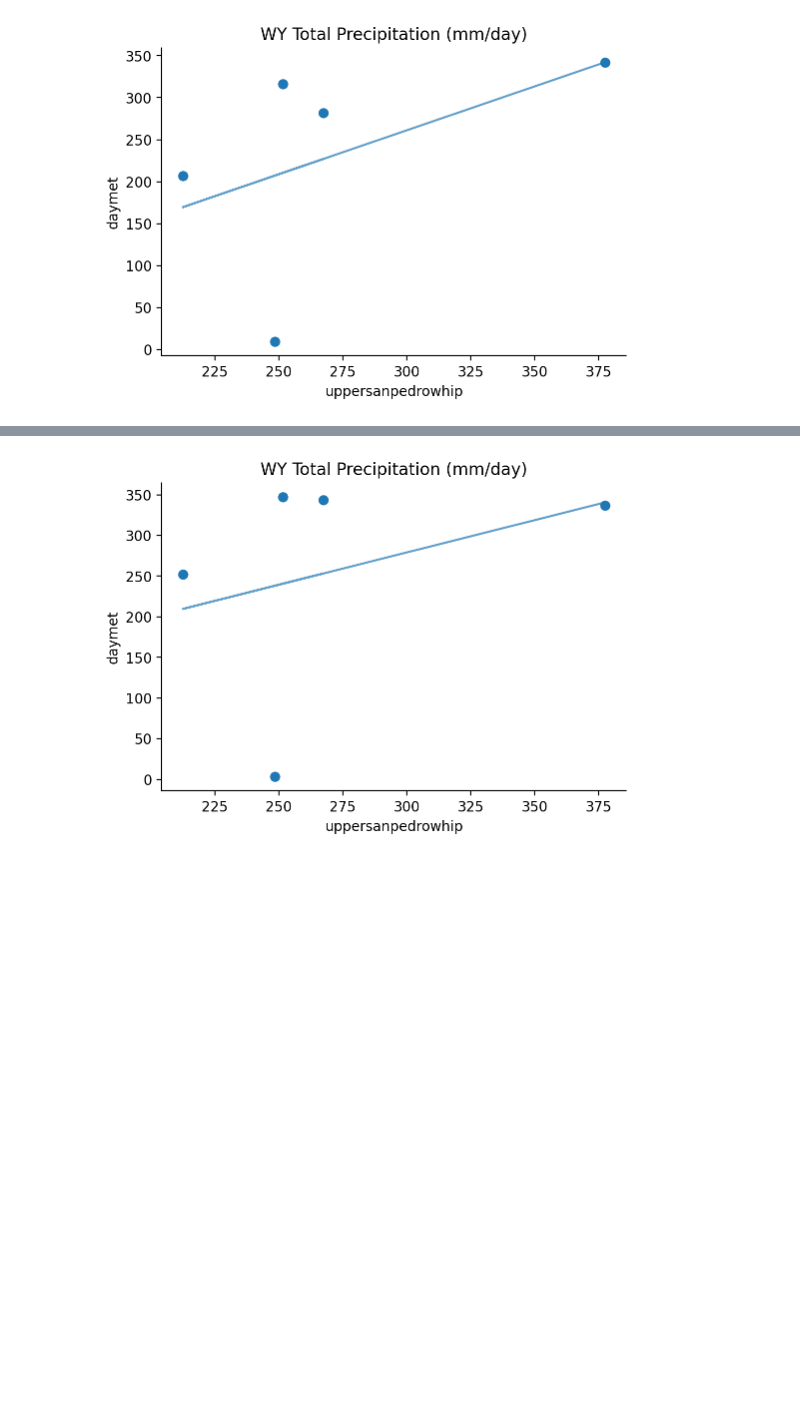
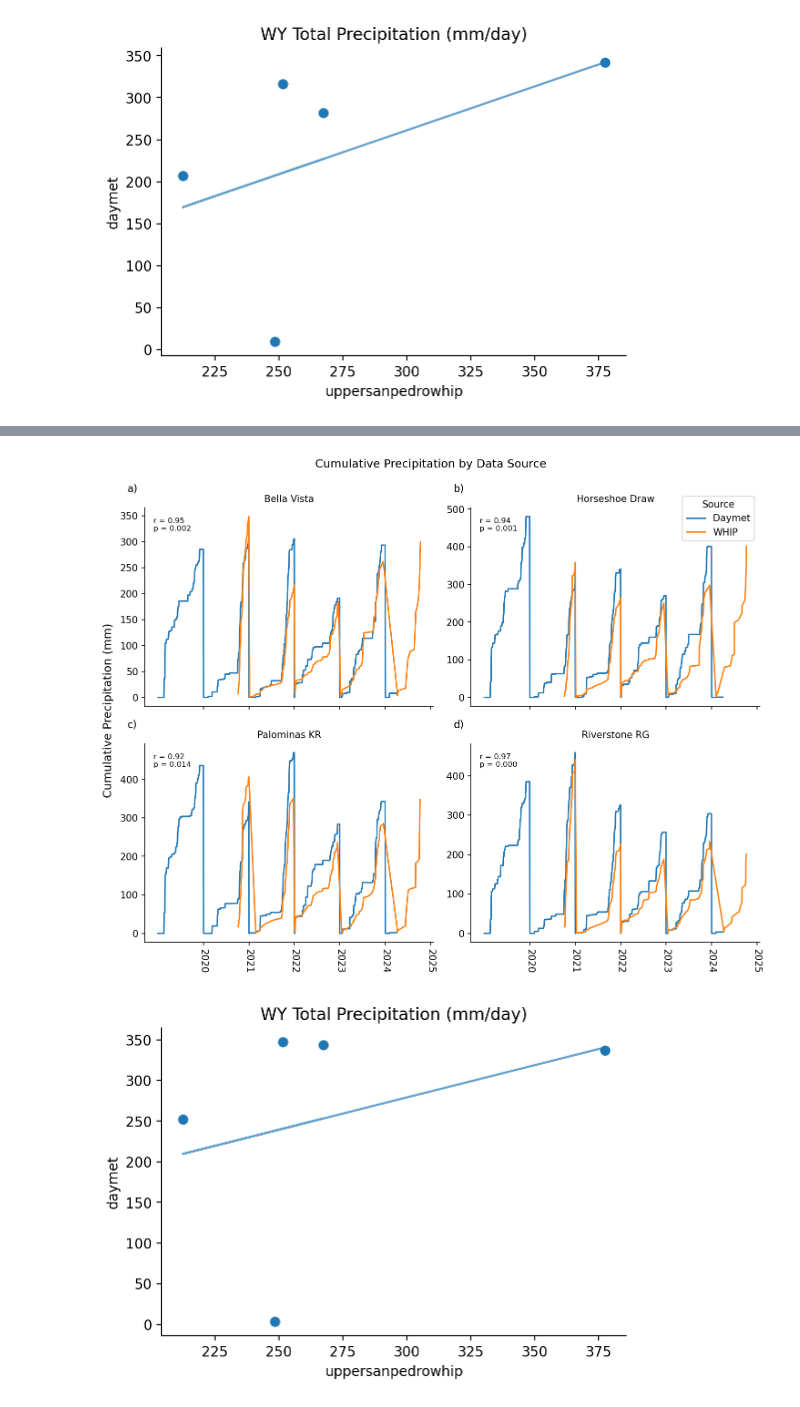
Before and after one commit to lapidesd/TNC_cameras, a Jupyter notebook: Code/USPPExploratoryPlots.ipynb, the cells around one changed output, grey strips where cells are left out. Saved outputs shown, nothing was run; the diff lists cells and outputs as text; code cells hidden in the pictures; blank space fills up the shorter version.

Commit message:
Finalize supplemental precipitation validation figure

```diff
--- a/Code/USPPExploratoryPlots.ipynb
+++ b/Code/USPPExploratoryPlots.ipynb
@@ -701,7 +700,7 @@ fig, ax = plt.subplots(figsize = (12, 6))
 ax.spines[["top", "right"]].set_visible(False)
 
 ax.set_title("Cumulative Precipitation by Source")
-ax.set_ylabel("Cumulative Precipitation (mm/day)")
+ax.set_ylabel("Cumulative Precipitation (mm)")
 
 ax.plot(gage_agg["water_date"], gage_agg["Cumulative"], label = "daymet")
 ax.plot(daily["water_date"], daily["Cumulative"] * 25.4, label = "uppersanpedrowhip")
@@ -720,3 +717,96 @@ ax.legend(title = "Source")
+# %%
+def lag1_autocorr(residuals):
+    if len(residuals) < 3:
+        return np.nan
+    return np.corrcoef(residuals[:-1], residuals[1:])[0, 1]
+
+def effective_n(n, r1):
+    if np.isnan(r1):
+        return n
+    r1 = np.clip(r1, -0.99, 0.99)
+    n_eff = n * (1 - r1) / (1 + r1)
+    return min(n, max(2, n_eff))
+
+def adjusted_pvalue(r, n_eff):
+    df = n_eff - 2
+    if df < 1 or abs(r) >= 1:
+        return np.nan
+    t_stat = r * np.sqrt(df / (1 - r ** 2))
+    return 2 * (1 - stats.t.cdf(abs(t_stat), df))
+
+devices = ["Bella Vista", "Horseshoe Draw", "Palominas KR", "Riverstone RG"]
+
+whip_by_device = (
+    precip_whip
+    .dropna(subset = ["precipitation"])
+    .groupby(["device_name", "Water Year", "water_date"])["precipitation"]
+    .mean()
+    .reset_index()
+)
+whip_by_device["reported"] = whip_by_device.groupby(["device_name", "Water Year"])["water_date"].transform("nunique")
+whip_by_device["Cumulative"] = (
+    whip_by_device.groupby(["device_name", "Water Year"])["precipitation"].cumsum()
+    * (365 / whip_by_device["reported"]) # adjust for missing days
+    * 25.4
+)
+
+fig, axes = plt.subplots(2, 2, figsize = (10, 8), sharex = True)
+axes = axes.flatten()
+letters = "abcd"
+
+for i, device in enumerate(devices):
+    ax = axes[i]
+
+    daymet_dev = daymetgage[(daymetgage["device"] == device) & (daymetgage["Water Year"] >= 2020)]
+    whip_dev = whip_by_device[(whip_by_device["device_name"] == device) & (whip_by_device["Water Year"] >= 2020)]
+
+    ax.plot(daymet_dev["water_date"], daymet_dev["Cumulative"], label = "Daymet")
+    ax.plot(whip_dev["water_date"], whip_dev["Cumulative"], label = "WHIP")
+
+    ax.set_title(device, fontsize = 10)
+    ax.text(-0.06, 1.08, f"{letters[i]})", transform = ax.transAxes, fontsize = 11)
+    ax.spines[["top", "right"]].set_visible(False)
+    ax.set_xticks([pd.Timestamp(f"{y}-01-01") for y in range(2020, 2026)])
+
+    merged = pd.merge(
+        daymet_dev[["water_date", "Cumulative"]].rename(columns = {"Cumulative": "daymet"}),
+        whip_dev[["water_date", "Cumulative"]].rename(columns = {"Cumulative": "whip"}),
+        on = "water_date"
+    ).sort_values("water_date")
+
+    if len(merged) >= 3:
+        x = merged["daymet"].to_numpy(float)
+        y = merged["whip"].to_numpy(float)
+        slope, intercept, r, p_raw, _ = stats.linregress(x, y)
+        residuals = y - (intercept + slope * x)
+        r1 = lag1_autocorr(residuals)
+        n_eff = effective_n(len(x), r1)
+        p_adj = adjusted_pvalue(r, n_eff)
+        p_label = f"{p_adj:.3f}" if not np.isnan(p_adj) else "n/a"
+        ax.text(
+            0.03, 0.95, f"r = {r:.2f}\np = {p_label}",
+            transform = ax.transAxes, va = "top", fontsize = 8,
+            bbox = dict(boxstyle = "round", facecolor = "white", alpha = 0.7, edgecolor = "none")
+        )
+
+for ax in axes[:2]:
+    ax.tick_params(labelbottom = False)
+for ax in axes[2:]:
+    ax.set_xticklabels(range(2020, 2026))
+    ax.tick_params(axis = "x", labelrotation = 270)
+
+fig.suptitle("Cumulative Precipitation by Data Source", y = 0.96)
+fig.supylabel("Cumulative Precipitation (mm)")
+handles, labels = axes[0].get_legend_handles_labels()
+fig.legend(handles, labels, loc = "upper right", bbox_to_anchor = (0.98, 0.90), title = "Source")
+
+fig.tight_layout(rect = [0, 0, 1, 0.97])
+
+%config InlineBackend.figure_format = "retina"
+
+# plt.savefig("daymet_whip_by_gage.png", format = "png", dpi = 300, bbox_inches = "tight")
+# %% [output]
+[figure, added]
 # %%
 dailygage = daymetgage.groupby(["Water Year", "Date"])["prcp"].mean().reset_index()
 wytotalgage = dailygage.groupby("Water Year")["prcp"].sum().reset_index()
```
Also changed, not shown: parts of 3 cells of this notebook, 1 other file.
